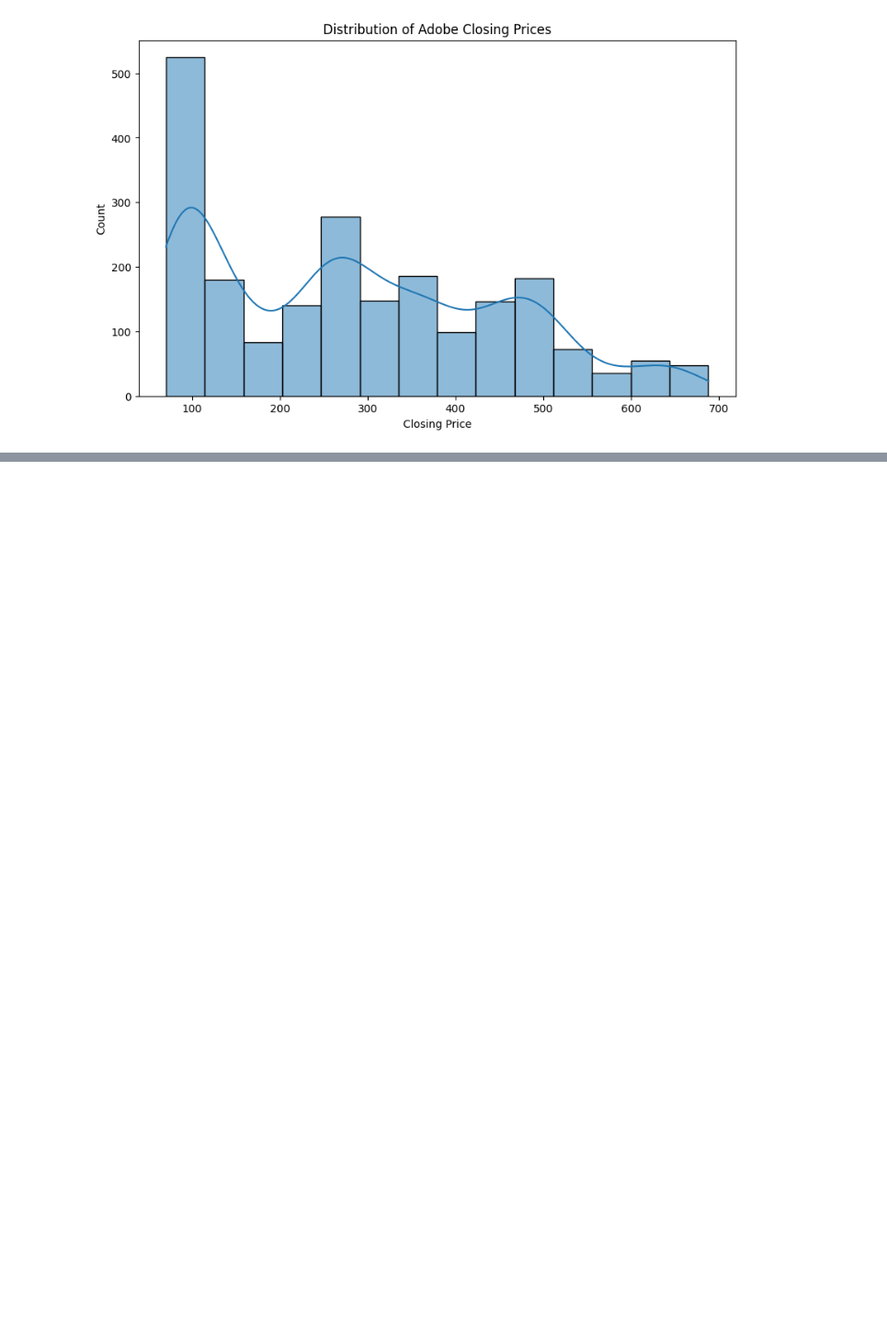
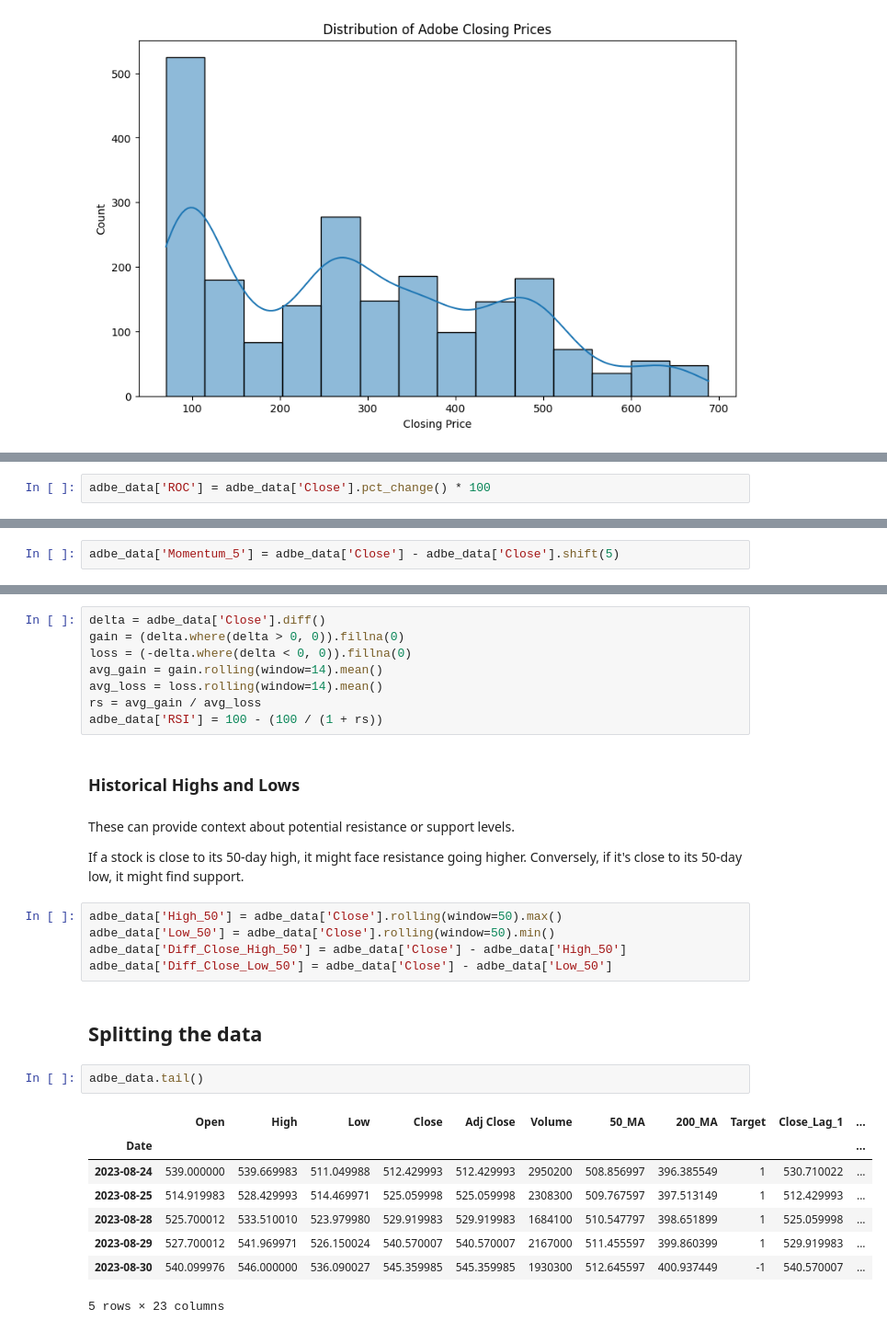
Before and after one commit to SamSilmarilData/stock-analysis-ML, a Jupyter notebook: Notebook.ipynb, the cells around one changed output, grey strips where cells are left out. Shown at 92% size. Saved outputs shown, nothing was run; the diff lists cells and outputs as text; blank space fills up the shorter version.

```diff
--- a/Notebook.ipynb
+++ b/Notebook.ipynb
@@ -172,0 +243,2 @@ Text(0.5, 0, 'Closing Price')
+# %%
+adbe_data['ROC'] = adbe_data['Close'].pct_change() * 100
@@ -172,0 +251,2 @@ Text(0.5, 0, 'Closing Price')
+# %%
+adbe_data['Momentum_5'] = adbe_data['Close'] - adbe_data['Close'].shift(5)
@@ -172,0 +259,32 @@ Text(0.5, 0, 'Closing Price')
+# %%
+delta = adbe_data['Close'].diff()
+gain = (delta.where(delta > 0, 0)).fillna(0)
+loss = (-delta.where(delta < 0, 0)).fillna(0)
+avg_gain = gain.rolling(window=14).mean()
+avg_loss = loss.rolling(window=14).mean()
+rs = avg_gain / avg_loss
+adbe_data['RSI'] = 100 - (100 / (1 + rs))
+# %% [markdown]
+### Historical Highs and Lows
+# %% [markdown]
+These can provide context about potential resistance or support levels.
+
+If a stock is close to its 50-day high, it might face resistance going higher. Conversely, if it's close to its 50-day low, it might find support.
+# %%
+adbe_data['High_50'] = adbe_data['Close'].rolling(window=50).max()
+adbe_data['Low_50'] = adbe_data['Close'].rolling(window=50).min()
+adbe_data['Diff_Close_High_50'] = adbe_data['Close'] - adbe_data['High_50']
+adbe_data['Diff_Close_Low_50'] = adbe_data['Close'] - adbe_data['Low_50']
+# %% [markdown]
+## Splitting the data
+# %%
+adbe_data.tail()
+# %% [output]
+|  | Open | High | Low | Close | Adj Close | Volume | 50_MA | 200_MA | Target | Close_Lag_1 | ... |
+| Date |  |  |  |  |  |  |  |  |  |  | ... |
+| 2023-08-24 | 539.000000 | 539.669983 | 511.049988 | 512.429993 | 512.429993 | 2950200 | 508.856997 | 396.385549 | 1 | 530.710022 | ... |
+| 2023-08-25 | 514.919983 | 528.429993 | 514.469971 | 525.059998 | 525.059998 | 2308300 | 509.767597 | 397.513149 | 1 | 512.429993 | ... |
+| 2023-08-28 | 525.700012 | 533.510010 | 523.979980 | 529.919983 | 529.919983 | 1684100 | 510.547797 | 398.651899 | 1 | 525.059998 | ... |
+| 2023-08-29 | 527.700012 | 541.969971 | 526.150024 | 540.570007 | 540.570007 | 2167000 | 511.455597 | 399.860399 | 1 | 529.919983 | ... |
+| 2023-08-30 | 540.099976 | 546.000000 | 536.090027 | 545.359985 | 545.359985 | 1930300 | 512.645597 | 400.937449 | -1 | 540.570007 | ... |
+5 rows × 23 columns
```
Also changed, not shown: parts of 30 cells of this notebook.
